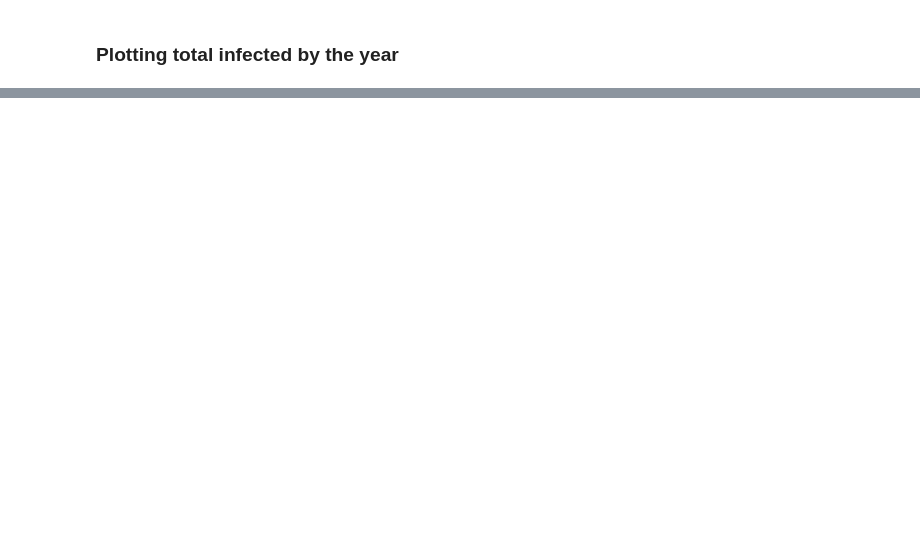
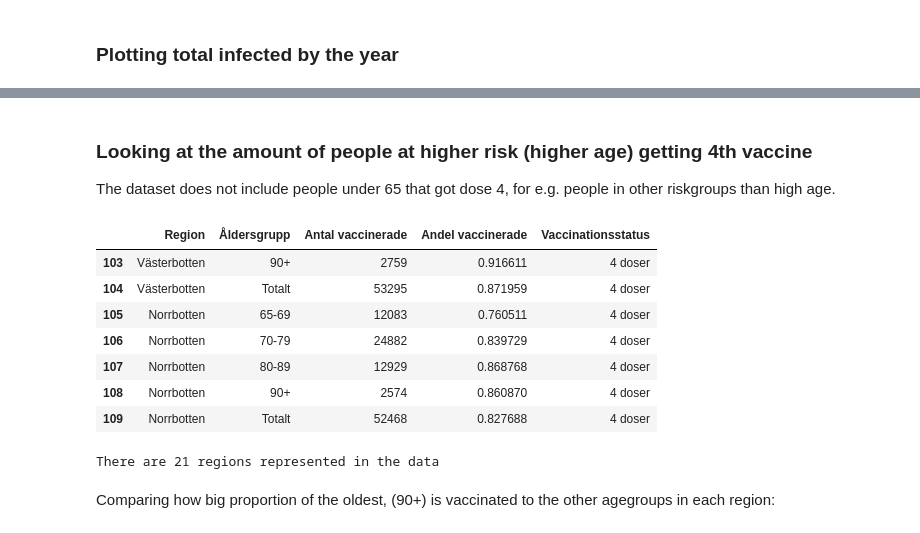
Before and after one commit to Crudeerz/Dataprocessing-Rasmus-Berghall, a Jupyter notebook: Laborations/Labb1/Uppgift_3.ipynb, the cells around one changed output, grey strips where cells are left out. Drawn from its saved outputs; the diff is of its cells as text; code cells hidden in the pictures; blank space fills up the shorter version.

```diff
--- a/Laborations/Labb1/Uppgift_3.ipynb
+++ b/Laborations/Labb1/Uppgift_3.ipynb
@@ -198,0 +261,26 @@ fig.show()
+# %% [markdown]
+### Looking at the amount of people at higher risk (higher age) getting 4th vaccine
+The dataset does not include people under 65 that got dose 4, for e.g. people in other riskgroups than high age.
+# %%
+# Renaming Region "Sverige"
+df_dose4["Region"].replace("| Sverige |", "Sverige", inplace=True)
+
+# Renaming åldersgrupp "90 eller äldre" for easier handling
+df_dose4["Åldersgrupp"].replace("90 eller äldre", "90+", inplace=True)
+df_dose4.tail(7)
+# %% [output]
+|  | Region | Åldersgrupp | Antal vaccinerade | Andel vaccinerade | Vaccinationsstatus |
+| 103 | Västerbotten | 90+ | 2759 | 0.916611 | 4 doser |
+| 104 | Västerbotten | Totalt | 53295 | 0.871959 | 4 doser |
+| 105 | Norrbotten | 65-69 | 12083 | 0.760511 | 4 doser |
+| 106 | Norrbotten | 70-79 | 24882 | 0.839729 | 4 doser |
+| 107 | Norrbotten | 80-89 | 12929 | 0.868768 | 4 doser |
+| 108 | Norrbotten | 90+ | 2574 | 0.860870 | 4 doser |
+| 109 | Norrbotten | Totalt | 52468 | 0.827688 | 4 doser |
+# %%
+# Checking regions, subtracting 1 for Sweden
+print(f"There are {len(df_dose4['Region'].unique()) - 1} regions represented in the data")
+# %% [output]
+There are 21 regions represented in the data
+# %% [markdown]
+Comparing how big proportion of the oldest, (90+) is vaccinated to the other agegroups in each region:
```
Also changed, not shown: parts of 24 cells of this notebook, 2 other files.
